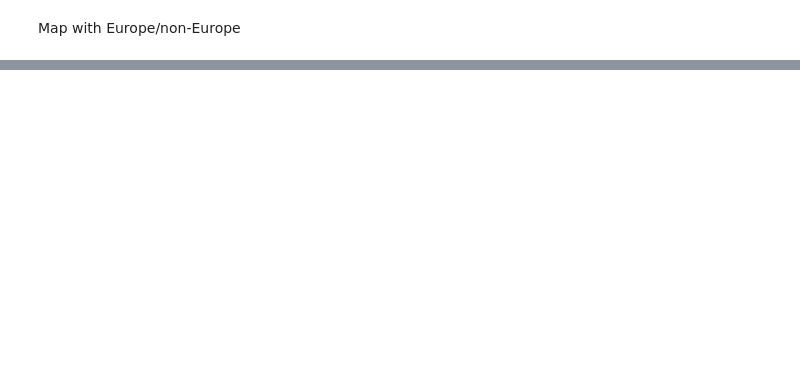
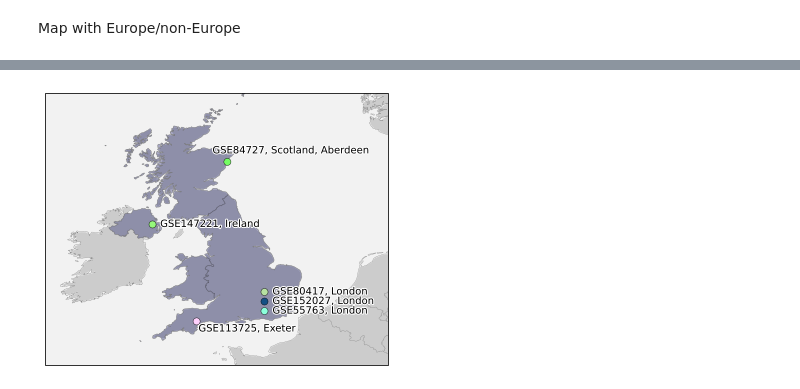
Before and after one commit to AaronBlare/MetaEpiAge, a Jupyter notebook: notebooks/plots_geomap.ipynb, the cells around one changed output, grey strips where cells are left out. Drawn from its saved outputs; the diff is of its cells as text; code cells hidden in the pictures; blank space fills up the shorter version.

```diff
--- a/notebooks/plots_geomap.ipynb
+++ b/notebooks/plots_geomap.ipynb
@@ -276,13 +274,13 @@ for tissue in tissues:
             ax.text(dict_non_europe[country]['Longitude'], dict_non_europe[country]['Latitude'],
                     str(states_signs_non_europe[country]), transform=ccrs.PlateCarree(),
                     fontsize=8, weight='bold', color='white',
-                    path_effects=[PathEffects.withStroke(linewidth=1, foreground="k")])
+                    path_effects=[PathEffects.withStroke(linewidth=2, foreground="k")])
 
         if 'Singapore' in states_signs_non_europe:
             ax.text(95.0, -2.0, 'Singapore', transform=ccrs.PlateCarree(), fontsize=5, color='black')
 
-        ax.add_feature(cfeature.BORDERS, edgecolor='0.7', linewidth=0.2)
-        ax.add_feature(cfeature.COASTLINE, edgecolor='0.7', linewidth=0.2)
+        ax.add_feature(cfeature.BORDERS, edgecolor='0.5', linewidth=0.3)
+        ax.add_feature(cfeature.COASTLINE, edgecolor='0.5', linewidth=0.3)
 
         subax = plt.axes([0, 0, 0.5, 0.5], projection=ccrs.PlateCarree())
         subax.add_feature(cfeature.NaturalEarthFeature('physical', 'land', '50m', edgecolor='face', facecolor='0.8'))
@@ -295,10 +293,10 @@ for tissue in tissues:
             subax.text(dict_europe[country]['Longitude'], dict_europe[country]['Latitude'],
                        str(states_signs_europe[country]), transform=ccrs.PlateCarree(),
                        fontsize=8, weight='bold', color='white',
-                       path_effects=[PathEffects.withStroke(linewidth=1, foreground="k")])
+                       path_effects=[PathEffects.withStroke(linewidth=2, foreground="k")])
 
-        subax.add_feature(cfeature.BORDERS, edgecolor='0.7', linewidth=0.2)
-        subax.add_feature(cfeature.COASTLINE, edgecolor='0.7', linewidth=0.2)
+        subax.add_feature(cfeature.BORDERS, edgecolor='0.5', linewidth=0.3)
+        subax.add_feature(cfeature.COASTLINE, edgecolor='0.5', linewidth=0.3)
 
         ax.get_figure().canvas.draw()
         p1 = ax.get_position()
@@ -310,7 +308,7 @@ for tissue in tissues:
 
         cax = fig.add_axes([0.9, 0.15, 0.02, 0.65])
         cb = matplotlib.colorbar.ColorbarBase(cax, cmap=cmap, norm=norm)
-        cb.set_label(label='Aggregated EAA Sign', size=15)
+        cb.set_label(label='Aggregated Sign of EAA', size=15)
 
         plt.savefig(f'{plot_path}/map_aggregated_eaa_sign.png', bbox_inches='tight')
         plt.savefig(f'{plot_path}/map_aggregated_eaa_sign.pdf', bbox_inches='tight')
@@ -322,0 +317,79 @@ for tissue in tissues:
+# %%
+coordinates_gse_data_path = 'E:/YandexDisk/pydnameth/draft/10_MetaEPIClock/MetaEpiAge'
+coordinates_gse_data_file = 'coordinates_gses.xlsx'
+df = pd.read_excel(f"{coordinates_gse_data_path}/{coordinates_gse_data_file}")
+df_uk =  df.loc[df['State'] == 'UK', :]
+longs_uk = df_uk['Longitude'].values
+lats_uk = df_uk['Latitude'].values
+colors_uk = ['xkcd:' + df_uk['Color'].values[i] for i in range(0, len(longs_uk))]
+gses_uk = df_uk['GSE'].values
+locations_uk = df_uk['Location'].values
+
+coordinates_states_data_file = 'coordinates.xlsx'
+df_states = pd.read_excel(f"{coordinates_gse_data_path}/{coordinates_states_data_file}")
+uk_color = df_states.loc[df_states['State'] == 'UK', :]['Color'].values[0]
+uk_color_xkcd = f'xkcd:{uk_color}'
+
+lats_uk_upd = [lats_uk[0]]
+num_same = 1
+sign = -1.0
+for coord_id in range(1, len(longs_uk)):
+    if lats_uk[coord_id] == lats_uk[coord_id - 1]:
+        lats_uk_upd.append(lats_uk_upd[coord_id - 1] + num_same * sign * 0.38)
+        num_same += 1
+        sign *= -1.0
+    else:
+        lats_uk_upd.append(lats_uk[coord_id])
+        num_same = 1
+
+plot_path = 'E:/YandexDisk/pydnameth/draft/10_MetaEPIClock/MetaEpiAge/figures/map'
+
+fig = plt.figure(figsize=(10, 5))
+ax = fig.add_subplot(1, 1, 1, projection=ccrs.Robinson())
+ax.set_global()
+ax.add_feature(cfeature.NaturalEarthFeature('physical', 'land', '50m', edgecolor='face', facecolor='0.8'), zorder=1)
+ax.add_feature(cfeature.NaturalEarthFeature('physical', 'ocean', '50m', edgecolor='face', facecolor='0.95'), zorder=1)
+shpfilename = shpreader.natural_earth(resolution='10m',
+                                      category='cultural',
+                                      name='admin_0_map_units')
+reader = shpreader.Reader(shpfilename)
+countries = reader.records()
+uk_map_units = ['N. Ireland', 'Wales', 'Scotland', 'England']
+geometries = {}
+for country in countries:
+    if country.attributes['NAME'] in uk_map_units:
+        geometries[country.attributes['NAME']] = country.geometry
+
+ax.set_extent ((-11, 6, 49, 60), ccrs.PlateCarree())
+for country in geometries:
+    ax.add_geometries(geometries[country], ccrs.PlateCarree(), edgecolor='0.2', linewidth=0.6, facecolor=uk_color_xkcd, alpha=0.3)
+ax.add_feature(cfeature.BORDERS, edgecolor='0.5', linewidth=0.3)
+ax.add_feature(cfeature.COASTLINE, edgecolor='0.5', linewidth=0.3)
+
+plt.scatter(x=longs_uk,
+            y=lats_uk_upd,
+            s=50,
+            c=colors_uk,
+            edgecolors='k',
+            linewidth=0.4,
+            transform=ccrs.PlateCarree(),
+            zorder=2)
+
+for gse_id in range(0, len(gses_uk)):
+    if gses_uk[gse_id] == 'GSE113725':
+        ax.text(longs_uk[gse_id] + 0.1, lats_uk_upd[gse_id] - 0.4,
+                f'{gses_uk[gse_id]}, {locations_uk[gse_id]}', transform=ccrs.PlateCarree(),
+                fontsize=10, color='black', path_effects=[PathEffects.withStroke(linewidth=2, foreground="white")])
+    elif gses_uk[gse_id] == 'GSE84727':
+        ax.text(longs_uk[gse_id] - 0.8, lats_uk_upd[gse_id] + 0.35,
+                f'{gses_uk[gse_id]}, {locations_uk[gse_id]}', transform=ccrs.PlateCarree(),
+                fontsize=10, color='black', path_effects=[PathEffects.withStroke(linewidth=2, foreground="white")])
+    else:
+        ax.text(longs_uk[gse_id] + 0.4, lats_uk_upd[gse_id] - 0.1,
+                f'{gses_uk[gse_id]}, {locations_uk[gse_id]}', transform=ccrs.PlateCarree(),
+                fontsize=10, color='black', path_effects=[PathEffects.withStroke(linewidth=2, foreground="white")])
+
+plt.savefig(f'{plot_path}/map_uk.png', bbox_inches='tight')
+plt.savefig(f'{plot_path}/map_uk.pdf', bbox_inches='tight')
+# %% [output]
+[figure, added]
```
Also changed, not shown: parts of 3 cells of this notebook.
